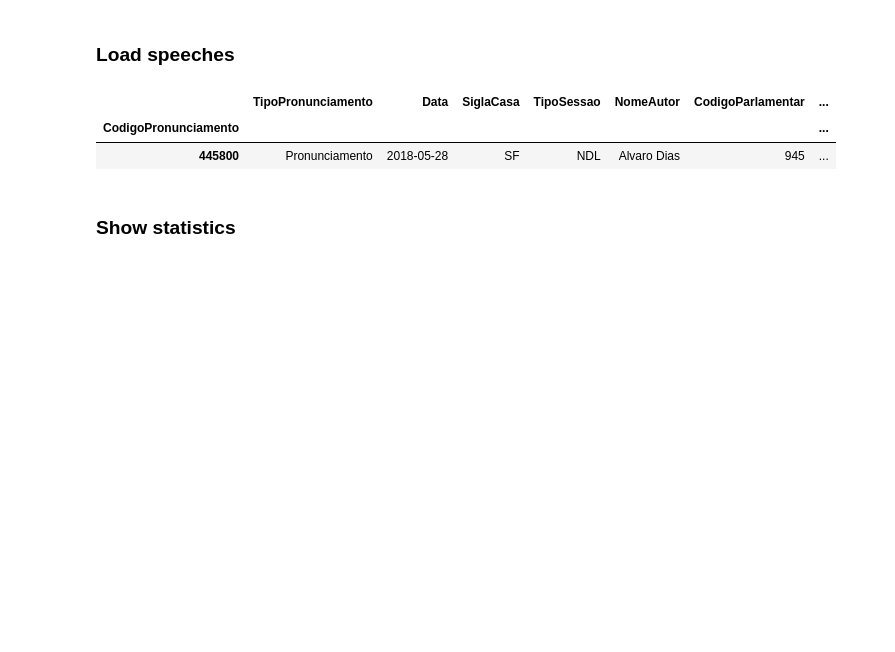
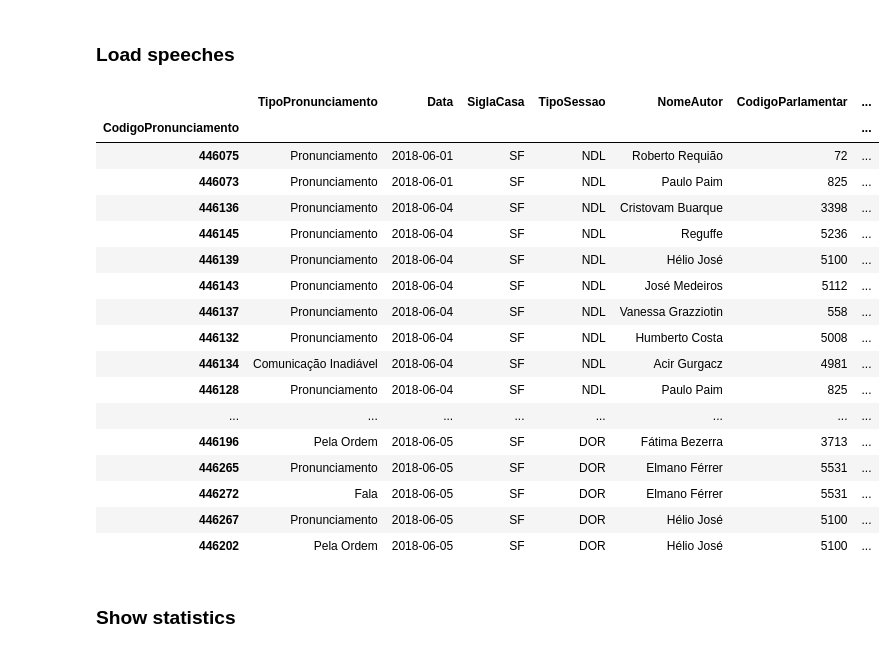
Before and after one commit to flaviostutz/senate-data, a Jupyter notebook: notebooks/08-explore-speeches.ipynb, the cells around one changed output. Saved outputs shown, nothing was run; the diff lists cells and outputs as text; code cells hidden in the pictures; blank space fills up the shorter version.

```diff
--- a/notebooks/08-explore-speeches.ipynb
+++ b/notebooks/08-explore-speeches.ipynb
@@ -4,11 +4,26 @@
 import pandas as pd
 speeches_df = pd.read_csv('output/speeches/senate-speeches-201806.csv', index_col='CodigoPronunciamento')
 # %%
-speeches_df.head(1)
+speeches_df.head(30)
 # %% [output]
 |  | TipoPronunciamento | Data | SiglaCasa | TipoSessao | NomeAutor | CodigoParlamentar | ... |
 | CodigoPronunciamento |  |  |  |  |  |  | ... |
-| 445800 | Pronunciamento | 2018-05-28 | SF | NDL | Alvaro Dias | 945 | ... |
+| 446075 | Pronunciamento | 2018-06-01 | SF | NDL | Roberto Requião | 72 | ... |
+| 446073 | Pronunciamento | 2018-06-01 | SF | NDL | Paulo Paim | 825 | ... |
+| 446136 | Pronunciamento | 2018-06-04 | SF | NDL | Cristovam Buarque | 3398 | ... |
+| 446145 | Pronunciamento | 2018-06-04 | SF | NDL | Reguffe | 5236 | ... |
+| 446139 | Pronunciamento | 2018-06-04 | SF | NDL | Hélio José | 5100 | ... |
+| 446143 | Pronunciamento | 2018-06-04 | SF | NDL | José Medeiros | 5112 | ... |
+| 446137 | Pronunciamento | 2018-06-04 | SF | NDL | Vanessa Grazziotin | 558 | ... |
+| 446132 | Pronunciamento | 2018-06-04 | SF | NDL | Humberto Costa | 5008 | ... |
+| 446134 | Comunicação Inadiável | 2018-06-04 | SF | NDL | Acir Gurgacz | 4981 | ... |
+| 446128 | Pronunciamento | 2018-06-04 | SF | NDL | Paulo Paim | 825 | ... |
+| ... | ... | ... | ... | ... | ... | ... | ... |
+| 446196 | Pela Ordem | 2018-06-05 | SF | DOR | Fátima Bezerra | 3713 | ... |
+| 446265 | Pronunciamento | 2018-06-05 | SF | DOR | Elmano Férrer | 5531 | ... |
+| 446272 | Fala | 2018-06-05 | SF | DOR | Elmano Férrer | 5531 | ... |
+| 446267 | Pronunciamento | 2018-06-05 | SF | DOR | Hélio José | 5100 | ... |
+| 446202 | Pela Ordem | 2018-06-05 | SF | DOR | Hélio José | 5100 | ... |
 # %% [markdown]
 ### Show statistics
 # %%
```
Also changed, not shown: parts of 11 cells of this notebook, 5 other files.
